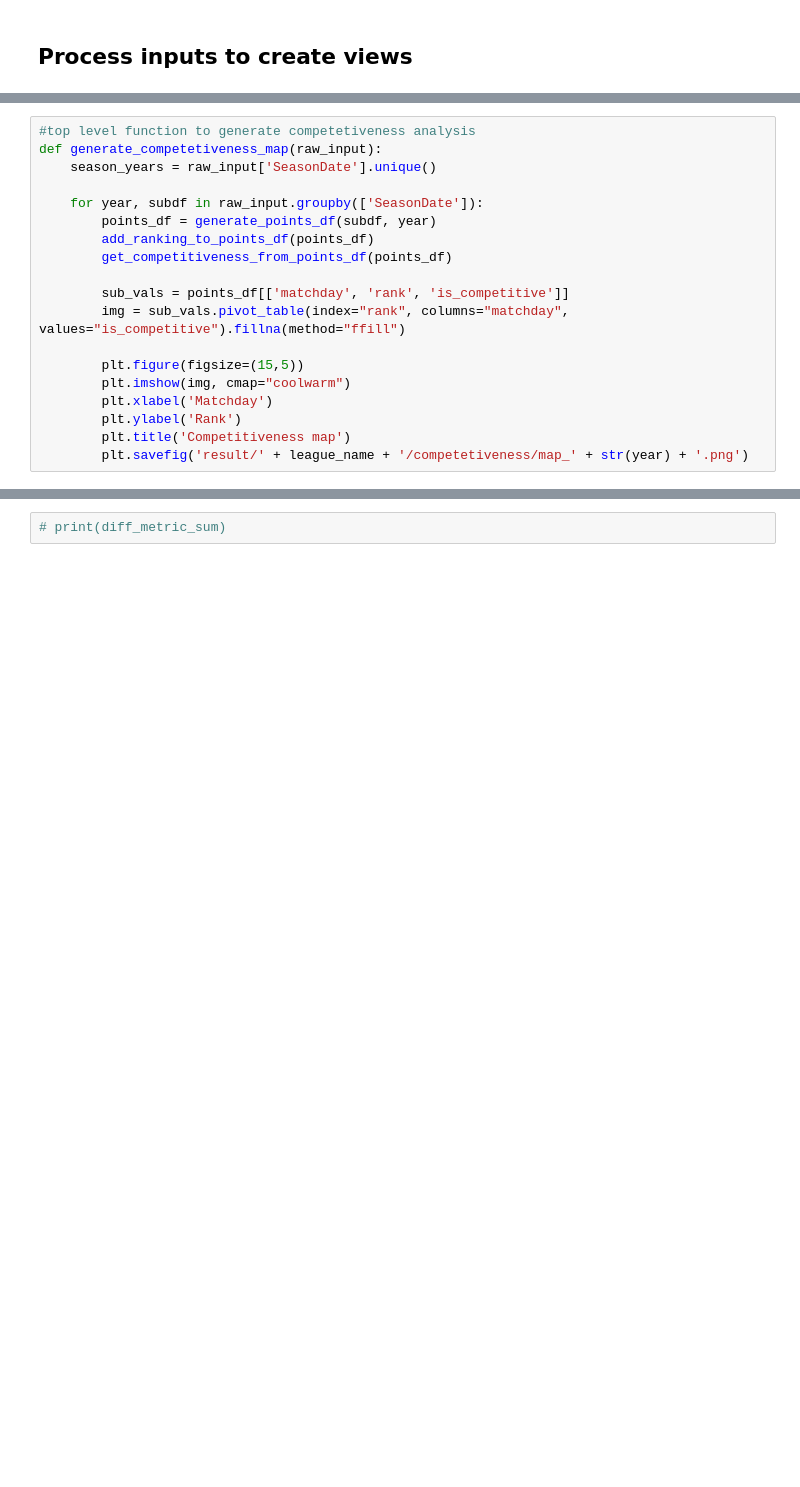
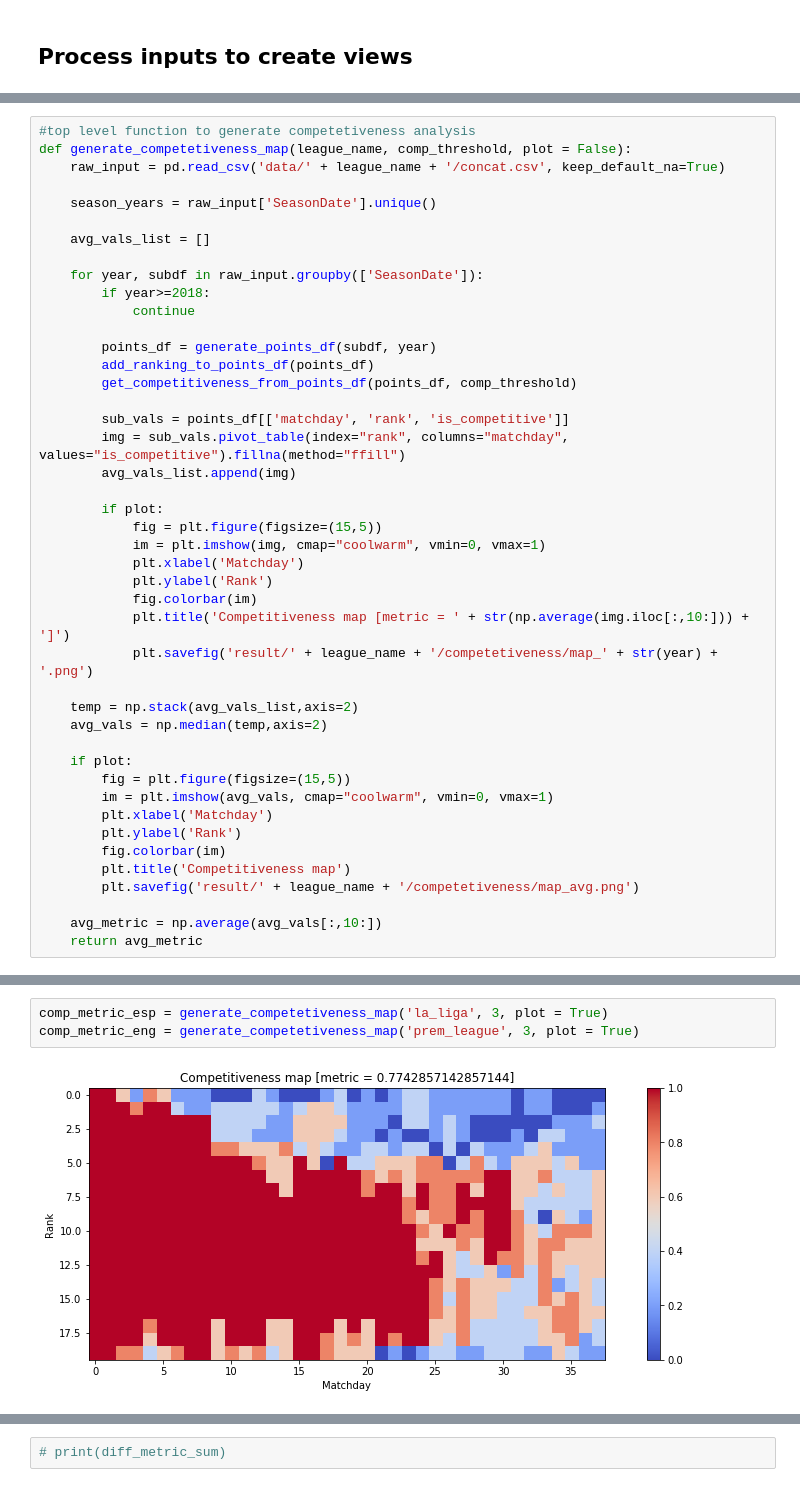
Before and after one commit to ayushbaid/football_stats, a Jupyter notebook: Analysis.ipynb, the cells around one changed output, grey strips where cells are left out. Cells and saved outputs as stored; diff of their text form; blank space fills up the shorter version.

```diff
--- a/Analysis.ipynb
+++ b/Analysis.ipynb
@@ -140,20 +133,45 @@ def get_points_endseason(inp_data, season_year):
     return final_points
 # %%
 #top level function to generate competetiveness analysis
-def generate_competetiveness_map(raw_input):
+def generate_competetiveness_map(league_name, comp_threshold, plot = False):
+    raw_input = pd.read_csv('data/' + league_name + '/concat.csv', keep_default_na=True)
+
     season_years = raw_input['SeasonDate'].unique()
 
+    avg_vals_list = []
+
     for year, subdf in raw_input.groupby(['SeasonDate']):
+        if year>=2018:
+            continue
+
         points_df = generate_points_df(subdf, year)
         add_ranking_to_points_df(points_df)
-        get_competitiveness_from_points_df(points_df)
+        get_competitiveness_from_points_df(points_df, comp_threshold)
 
         sub_vals = points_df[['matchday', 'rank', 'is_competitive']]
         img = sub_vals.pivot_table(index="rank", columns="matchday", values="is_competitive").fillna(method="ffill")
+        avg_vals_list.append(img)
 
-        plt.figure(figsize=(15,5))
-        plt.imshow(img, cmap="coolwarm")
+        if plot:
+            fig = plt.figure(figsize=(15,5))
+            im = plt.imshow(img, cmap="coolwarm", vmin=0, vmax=1)
+            plt.xlabel('Matchday')
+            plt.ylabel('Rank')
+            fig.colorbar(im)
+            plt.title('Competitiveness map [metric = ' + str(np.average(img.iloc[:,10:])) + ']')
+            plt.savefig('result/' + league_name + '/competetiveness/map_' + str(year) + '.png')
+
+    temp = np.stack(avg_vals_list,axis=2)
+    avg_vals = np.median(temp,axis=2)
+
+    if plot:
+        fig = plt.figure(figsize=(15,5))
+        im = plt.imshow(avg_vals, cmap="coolwarm", vmin=0, vmax=1)
         plt.xlabel('Matchday')
         plt.ylabel('Rank')
+        fig.colorbar(im)
         plt.title('Competitiveness map')
-        plt.savefig('result/' + league_name + '/competetiveness/map_' + str(year) + '.png')
+        plt.savefig('result/' + league_name + '/competetiveness/map_avg.png')
+
+    avg_metric = np.average(avg_vals[:,10:])
+    return avg_metric
@@ -175,0 +223,5 @@ generate_competetiveness_map(raw_input)
+# %%
+comp_metric_esp = generate_competetiveness_map('la_liga', 3, plot = True)
+comp_metric_eng = generate_competetiveness_map('prem_league', 3, plot = True)
+# %% [output]
+[figure, added]
```
Also changed, not shown: parts of 15 cells of this notebook, 35 other files.
